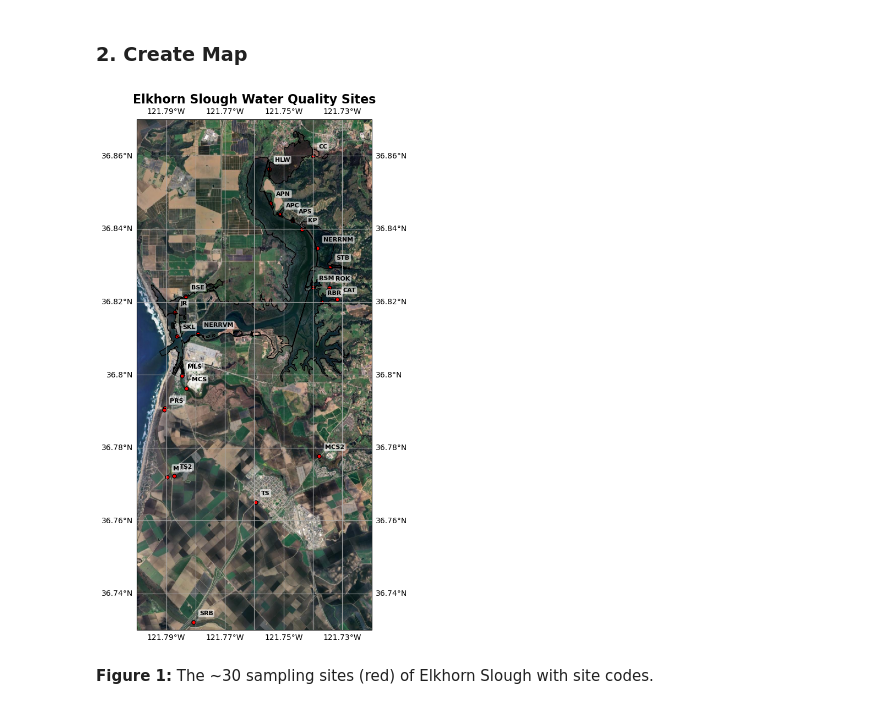
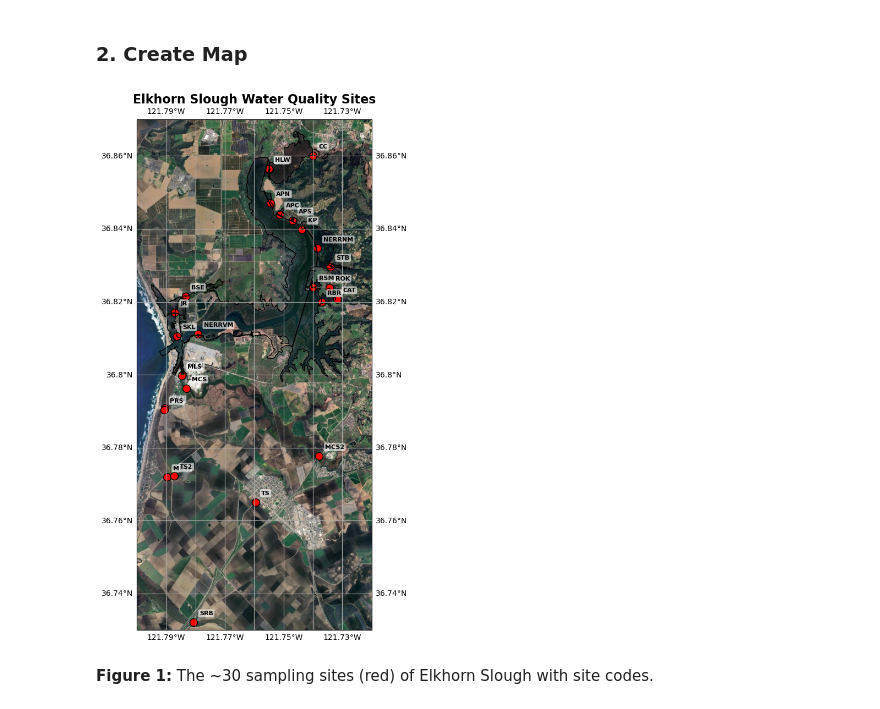
Before and after one commit to domspizza/MS263_Final, a Jupyter notebook: Final_Project.ipynb, the cells around one changed output. Drawn from its saved outputs; the diff is of its cells as text; code cells hidden in the pictures.

```diff
--- a/Final_Project.ipynb
+++ b/Final_Project.ipynb
@@ -57,40 +57,40 @@ df = dataconverter('ESNERR_DATA_25.csv')
 
 #Map data
 df_site = dataconverter('SITE.csv')
-shp_file = 'Elkhorn_Slough_GIS/WETLAND/wetland.shp'
+shp_file = 'wetland.shp'
 wetland = shapereader.Reader(shp_file)
 # %% [markdown]
 ### 2. Create Map
 # %%
 request = cimgt.GoogleTiles(style='satellite')
 
 plt.figure(figsize=(6, 10))
 ax = plt.axes(projection=ccrs.Mercator())
 
 ax.add_image(request, 14)
 
 for geometry in wetland.geometries():
     ax.add_geometries(geometry, ccrs.UTM (zone=10), facecolor='none', edgecolor='black')
 
 site_lats = df_site['AvgOfDD_LAT'].values
 site_lons = df_site['AvgOfDD_LONG'].values
 site_names = df_site['SITE'].values
 
-ax.scatter(site_lons, site_lats, color='red', s=25, edgecolors='black', transform=ccrs.PlateCarree())
+ax.scatter(site_lons, site_lats, color='red', s=100, edgecolors='black', transform=ccrs.PlateCarree())
 
 for lon, lat, name in zip(site_lons, site_lats, site_names):
     ax.text(lon + 0.002, lat + 0.002, name, transform=ccrs.PlateCarree(),fontsize=8,fontweight='bold', color='black', bbox=dict(facecolor='white', alpha=0.6, edgecolor='none', boxstyle='round,pad=0.2'))
 
 ax.set_extent([-121.8,-121.72, 36.73, 36.87], crs=ccrs.PlateCarree())
 ax.gridlines(crs=ccrs.PlateCarree(), draw_labels=True)
 
 plt.tight_layout()
 
 plt.title("Elkhorn Slough Water Quality Sites", fontsize=16, fontweight='bold');
 
 #plt.savefig("ES_MAP", bbox_inches='tight', dpi=300)
 # %% [output]
-[figure, old version]
+[figure, new version]
 # %% [markdown]
 **Figure 1:** The ~30 sampling sites (red) of Elkhorn Slough with site codes.
 # %%
```
